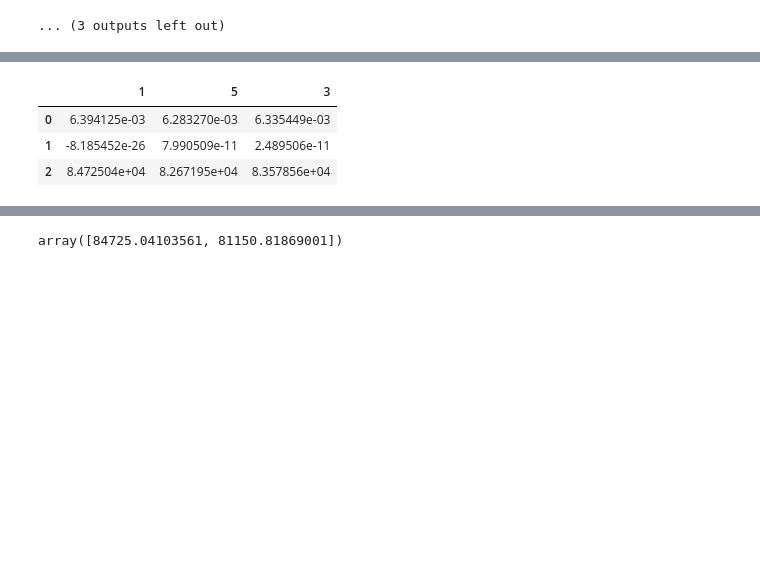
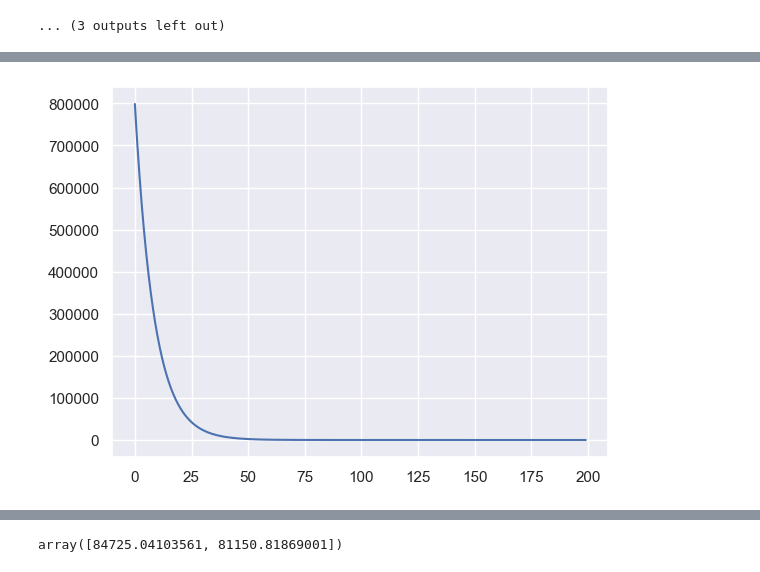
Before and after one commit to PoldanaGt/Proyecto, a Jupyter notebook: Proyecto1.ipynb, the cells around one changed output, grey strips where cells are left out. Drawn from its saved outputs; the diff is of its cells as text; code cells hidden in the pictures; blank space fills up the shorter version.

```diff
--- a/Proyecto1.ipynb
+++ b/Proyecto1.ipynb
@@ -242,10 +223,6 @@ def Plot_Modelo(Mod,step):
-# %%
-x=pd.DataFrame(Model)
-x[[1,5,3]]
-# %% [output]
-|  | 1 | 5 | 3 |
-| 0 | 6.394125e-03 | 6.283270e-03 | 6.335449e-03 |
-| 1 | -8.185452e-26 | 7.990509e-11 | 2.489506e-11 |
-| 2 | 8.472504e+04 | 8.267195e+04 | 8.357856e+04 |
+# %%
+ Modelo_lineal.Error_Plot()
+# %% [output]
+[figure, added]
 # %%
 Plot_Modelo(Model,10)
```
Also changed, not shown: parts of 20 cells of this notebook.
